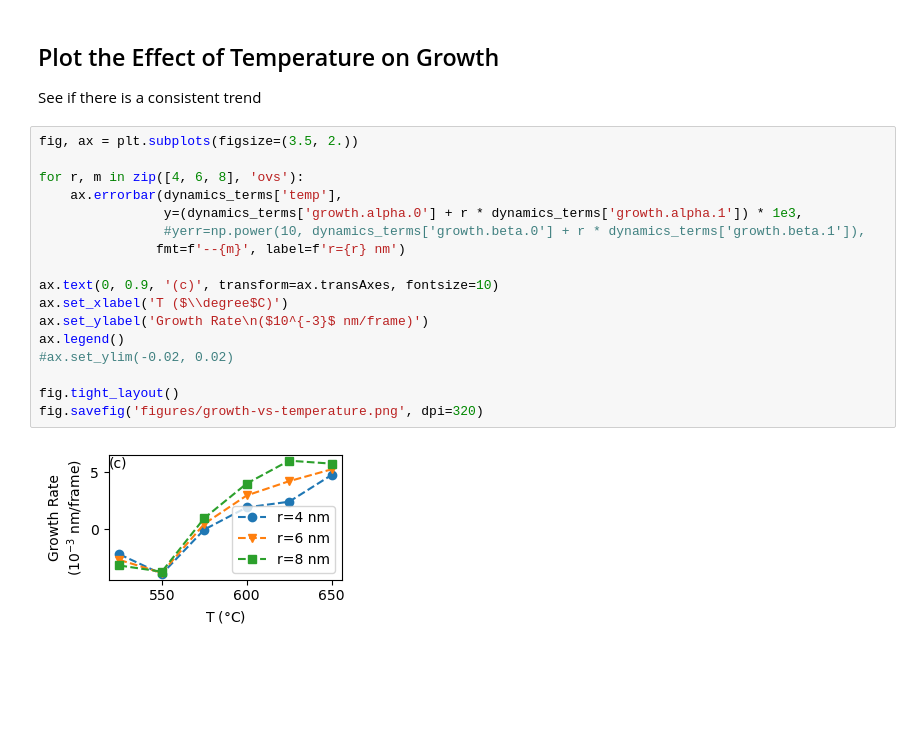
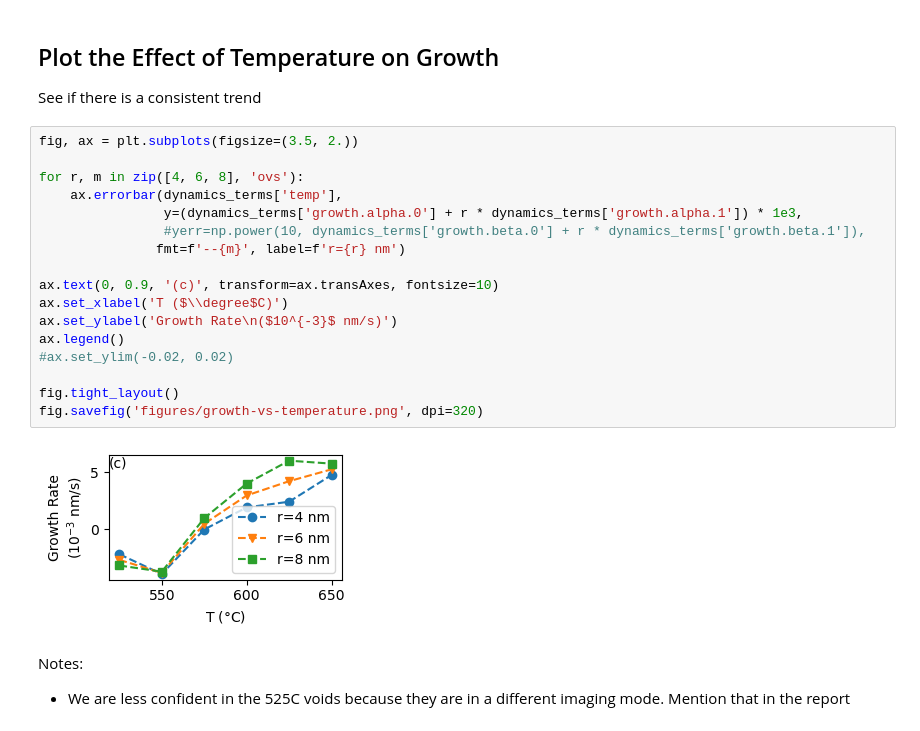
Before and after one commit to ivem-argonne/learning-damage-dynamics, a Jupyter notebook: 2_temperature-effects/0_void-growth-and-mobility-over-temperature.ipynb, the cells around one changed output. Saved outputs shown, nothing was run; the diff lists cells and outputs as text; blank space fills up the shorter version.

```diff
--- a/2_temperature-effects/0_void-growth-and-mobility-over-temperature.ipynb
+++ b/2_temperature-effects/0_void-growth-and-mobility-over-temperature.ipynb
@@ -44,19 +44,22 @@ See if there is a consistent trend
 # %%
 fig, ax = plt.subplots(figsize=(3.5, 2.))
 
 for r, m in zip([4, 6, 8], 'ovs'):
     ax.errorbar(dynamics_terms['temp'],
                 y=(dynamics_terms['growth.alpha.0'] + r * dynamics_terms['growth.alpha.1']) * 1e3,
                 #yerr=np.power(10, dynamics_terms['growth.beta.0'] + r * dynamics_terms['growth.beta.1']),
                fmt=f'--{m}', label=f'r={r} nm')
 
 ax.text(0, 0.9, '(c)', transform=ax.transAxes, fontsize=10)
 ax.set_xlabel('T ($\\degree$C)')
-ax.set_ylabel('Growth Rate\n($10^{-3}$ nm/frame)')
+ax.set_ylabel('Growth Rate\n($10^{-3}$ nm/s)')
 ax.legend()
 #ax.set_ylim(-0.02, 0.02)
 
 fig.tight_layout()
 fig.savefig('figures/growth-vs-temperature.png', dpi=320)
 # %% [output]
-[figure, old version]
+[figure, new version]
+# %% [markdown]
+Notes:
+- We are less confident in the 525C voids because they are in a different imaging mode. Mention that in the report
```
Also changed, not shown: parts of 1 cell of this notebook, 5 other files.
